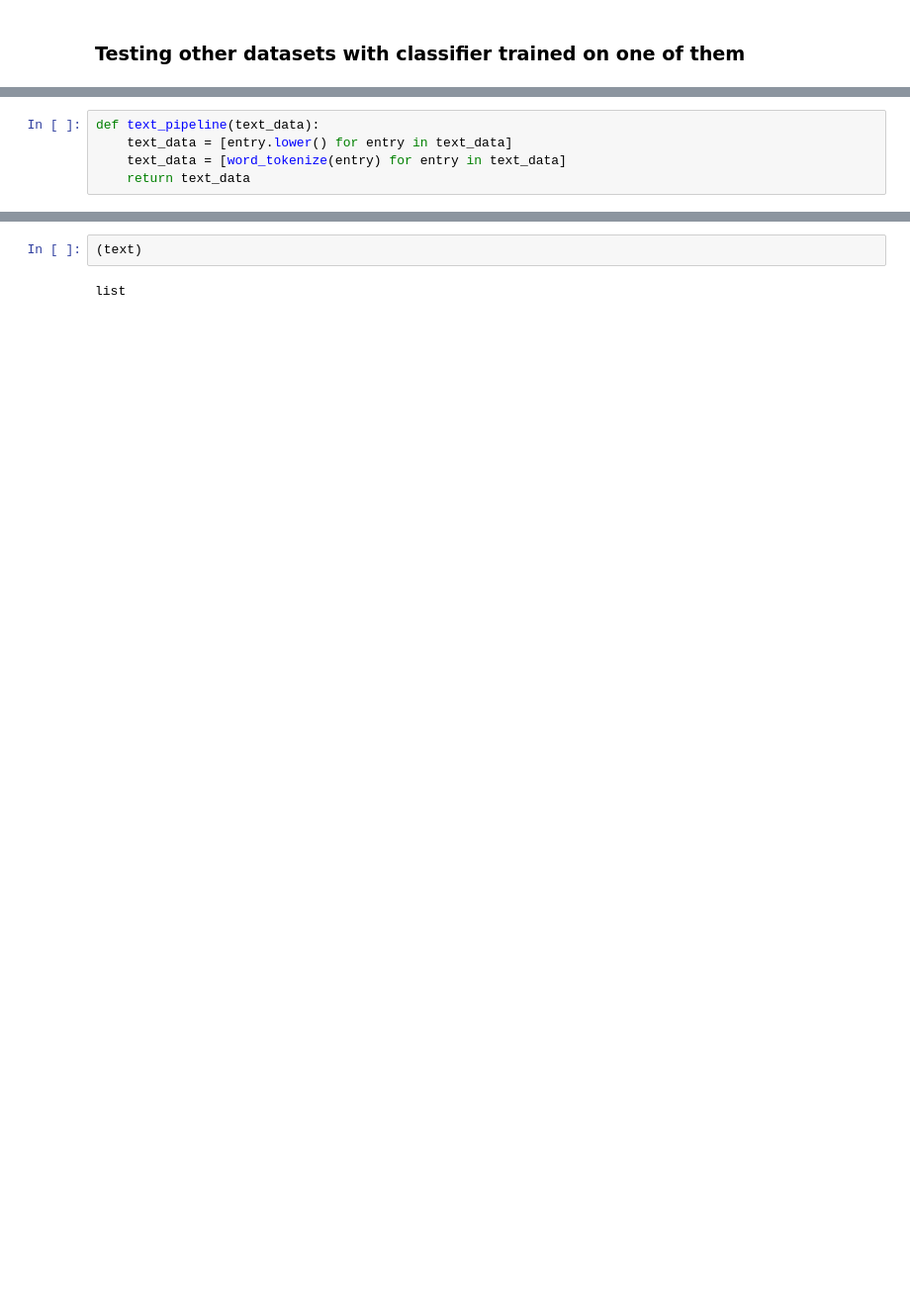
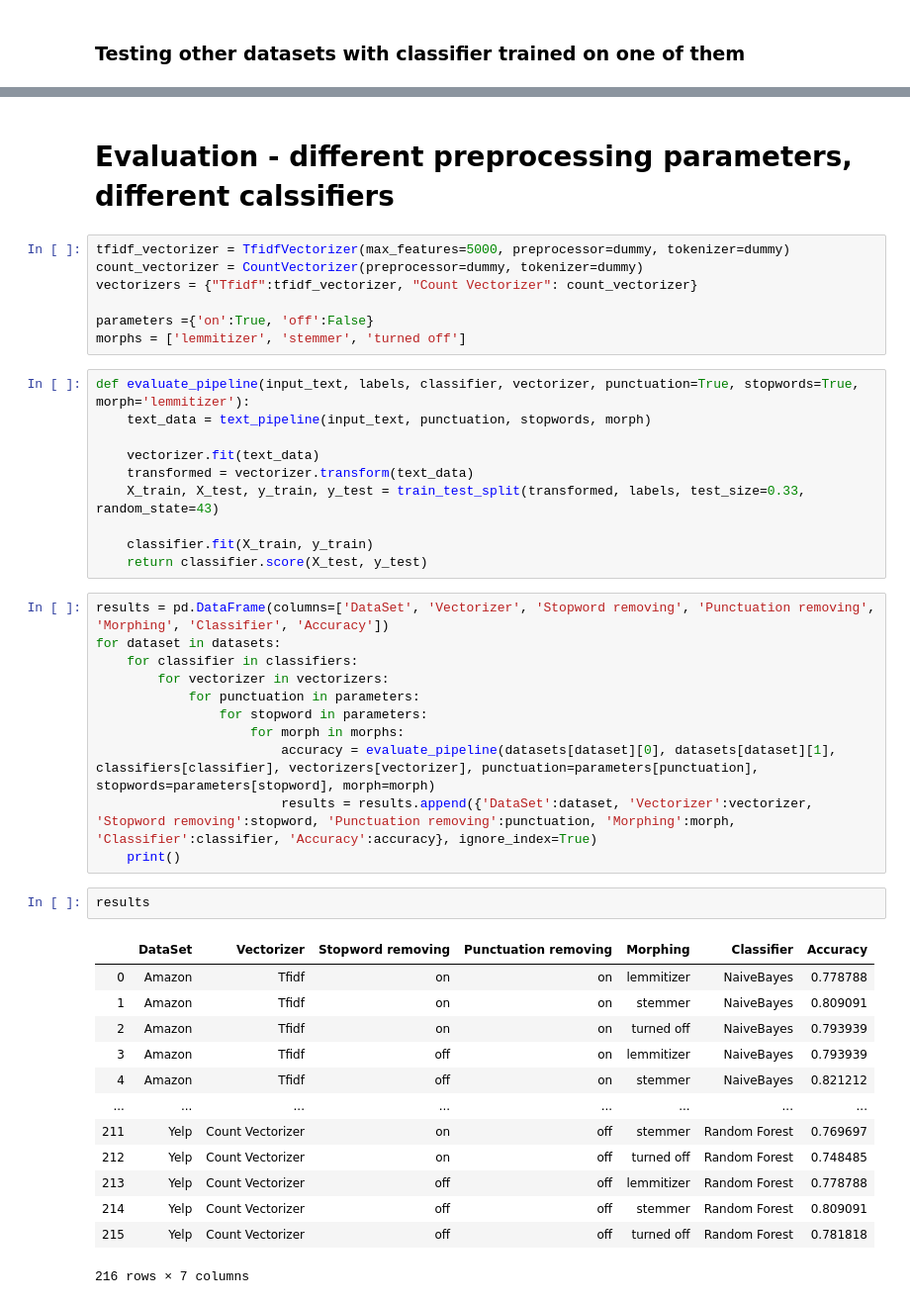
Before and after one commit to greghvk/eksploracja_danych_projekt, a Jupyter notebook: Eksploracja_projekt.ipynb, the cells around one changed output, grey strips where cells are left out. Shown at 99% size. Saved outputs shown, nothing was run; the diff lists cells and outputs as text; blank space fills up the shorter version.

```diff
--- a/Eksploracja_projekt.ipynb
+++ b/Eksploracja_projekt.ipynb
@@ -498,5 +314,0 @@ copy = text_pipeline(copy)
-# %%
-def text_pipeline(text_data):
-    text_data = [entry.lower() for entry in text_data]
-    text_data = [word_tokenize(entry) for entry in text_data]
-    return text_data
@@ -525,4 +315,46 @@ tag_map['R'] = wn.ADV
-# %%
-(text)
-# %% [output]
-list
+# %% [markdown]
+# Evaluation - different preprocessing parameters, different calssifiers
+# %%
+tfidf_vectorizer = TfidfVectorizer(max_features=5000, preprocessor=dummy, tokenizer=dummy)
+count_vectorizer = CountVectorizer(preprocessor=dummy, tokenizer=dummy)
+vectorizers = {"Tfidf":tfidf_vectorizer, "Count Vectorizer": count_vectorizer}
+
+parameters ={'on':True, 'off':False}
+morphs = ['lemmitizer', 'stemmer', 'turned off']
+# %%
+def evaluate_pipeline(input_text, labels, classifier, vectorizer, punctuation=True, stopwords=True, morph='lemmitizer'):
+    text_data = text_pipeline(input_text, punctuation, stopwords, morph)
+
+    vectorizer.fit(text_data)
+    transformed = vectorizer.transform(text_data)
+    X_train, X_test, y_train, y_test = train_test_split(transformed, labels, test_size=0.33, random_state=43)
+
+    classifier.fit(X_train, y_train)
+    return classifier.score(X_test, y_test)
+# %%
+results = pd.DataFrame(columns=['DataSet', 'Vectorizer', 'Stopword removing', 'Punctuation removing', 'Morphing', 'Classifier', 'Accuracy'])
+for dataset in datasets:
+    for classifier in classifiers:
+        for vectorizer in vectorizers:
+            for punctuation in parameters:
+                for stopword in parameters:
+                    for morph in morphs:
+                        accuracy = evaluate_pipeline(datasets[dataset][0], datasets[dataset][1], classifiers[classifier], vectorizers[vectorizer], punctuation=parameters[punctuation], stopwords=parameters[stopword], morph=morph)
+                        results = results.append({'DataSet':dataset, 'Vectorizer':vectorizer, 'Stopword removing':stopword, 'Punctuation removing':punctuation, 'Morphing':morph, 'Classifier':classifier, 'Accuracy':accuracy}, ignore_index=True)
+    print()
+# %%
+results
+# %% [output]
+|  | DataSet | Vectorizer | Stopword removing | Punctuation removing | Morphing | Classifier | Accuracy |
+| 0 | Amazon | Tfidf | on | on | lemmitizer | NaiveBayes | 0.778788 |
+| 1 | Amazon | Tfidf | on | on | stemmer | NaiveBayes | 0.809091 |
+| 2 | Amazon | Tfidf | on | on | turned off | NaiveBayes | 0.793939 |
+| 3 | Amazon | Tfidf | off | on | lemmitizer | NaiveBayes | 0.793939 |
+| 4 | Amazon | Tfidf | off | on | stemmer | NaiveBayes | 0.821212 |
+| ... | ... | ... | ... | ... | ... | ... | ... |
+| 211 | Yelp | Count Vectorizer | on | off | stemmer | Random Forest | 0.769697 |
+| 212 | Yelp | Count Vectorizer | on | off | turned off | Random Forest | 0.748485 |
+| 213 | Yelp | Count Vectorizer | off | off | lemmitizer | Random Forest | 0.778788 |
+| 214 | Yelp | Count Vectorizer | off | off | stemmer | Random Forest | 0.809091 |
+| 215 | Yelp | Count Vectorizer | off | off | turned off | Random Forest | 0.781818 |
+216 rows × 7 columns
```
Also changed, not shown: parts of 48 cells of this notebook.
